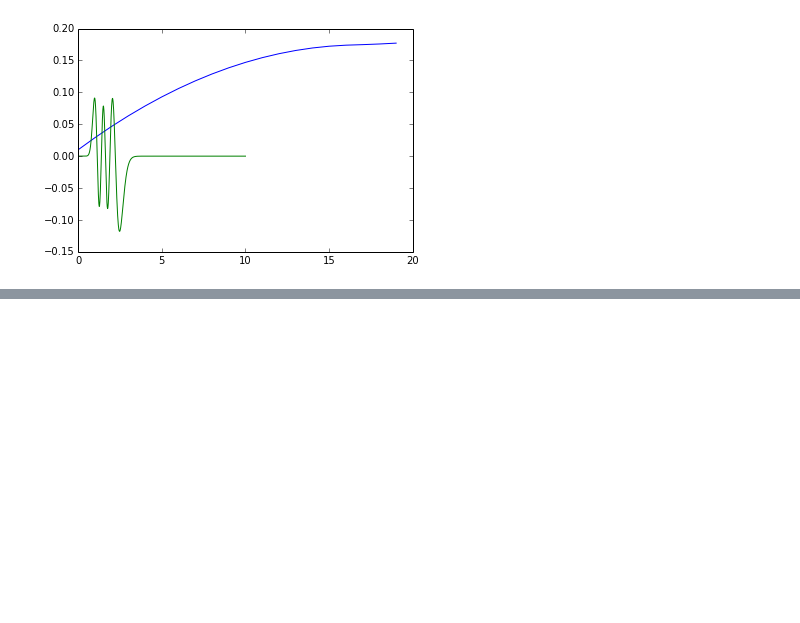
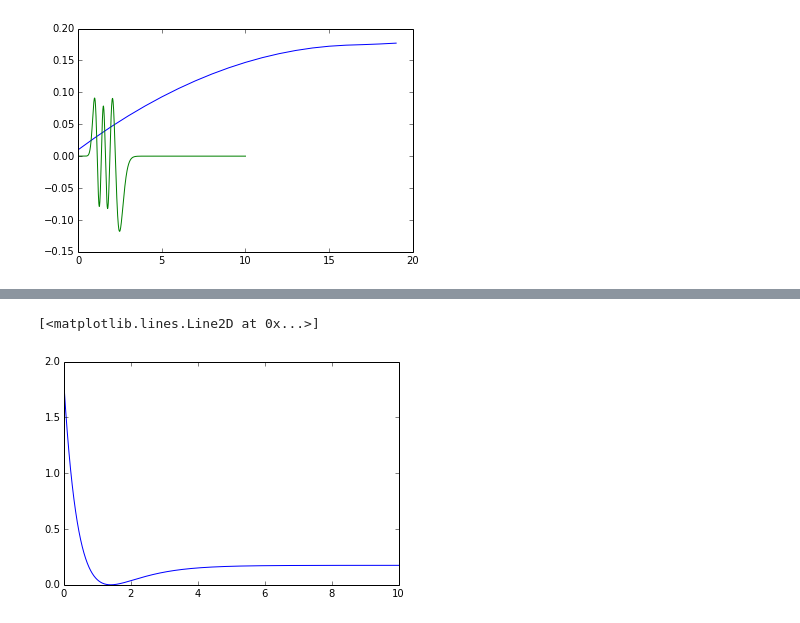
Before and after one commit to AndreiHG/ultracold-molec-coll, a Jupyter notebook: quantum/fgh.ipynb, the cells around one changed output, grey strips where cells are left out. Cells and saved outputs as stored; diff of their text form; code cells hidden in the pictures; blank space fills up the shorter version.

```diff
--- a/quantum/fgh.ipynb
+++ b/quantum/fgh.ipynb
@@ -76,0 +162,5 @@ fgh(V_morse,x_grid,1836/2.0)
+# %%
+plt.plot(x_grid,V_morse(x_grid))
+# %% [output]
+[<matplotlib.lines.Line2D at 0x...>]
+[figure, added]
```
Also changed, not shown: parts of 6 cells of this notebook.
